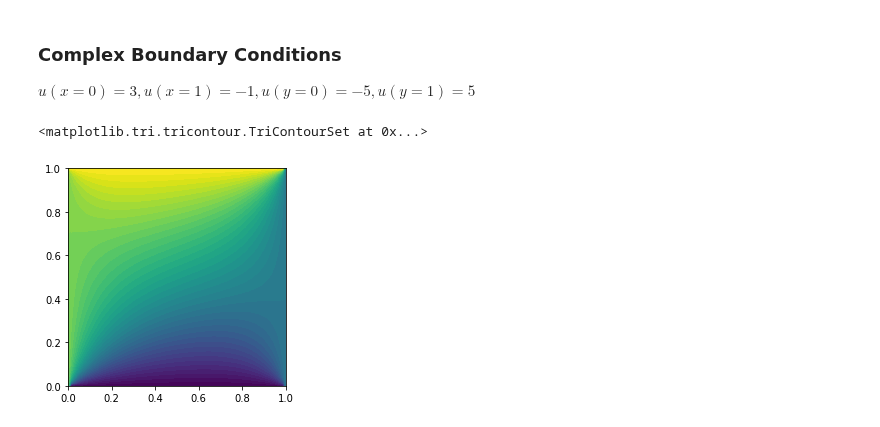
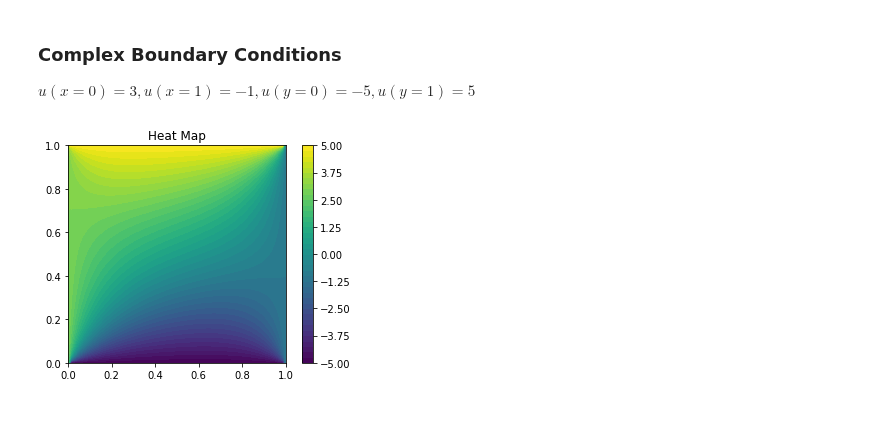
Before and after one commit to algorythmist/computational-physics, a Jupyter notebook: fenics_square.ipynb, the cells around one changed output. Drawn from its saved outputs; the diff is of its cells as text; code cells hidden in the pictures.

```diff
--- a/fenics_square.ipynb
+++ b/fenics_square.ipynb
@@ -85,8 +88,10 @@ boundaries = [top_bc, bottom_bc, left_bc, right_bc]
 # %%
 sol = Function(FS_square)
 solve(left_integrand == right_integrand, sol, boundaries)
-# %%
-plot(sol)
-# %% [output]
-<matplotlib.tri.tricontour.TriContourSet at 0x...>
-[figure, removed]
+# %%
+p = plot(sol)
+plt.title('Heat Map')
+plt.colorbar(p)
+plt.show()
+# %% [output]
+[figure, added]
```
Also changed, not shown: parts of 4 cells of this notebook, 1 other file.
